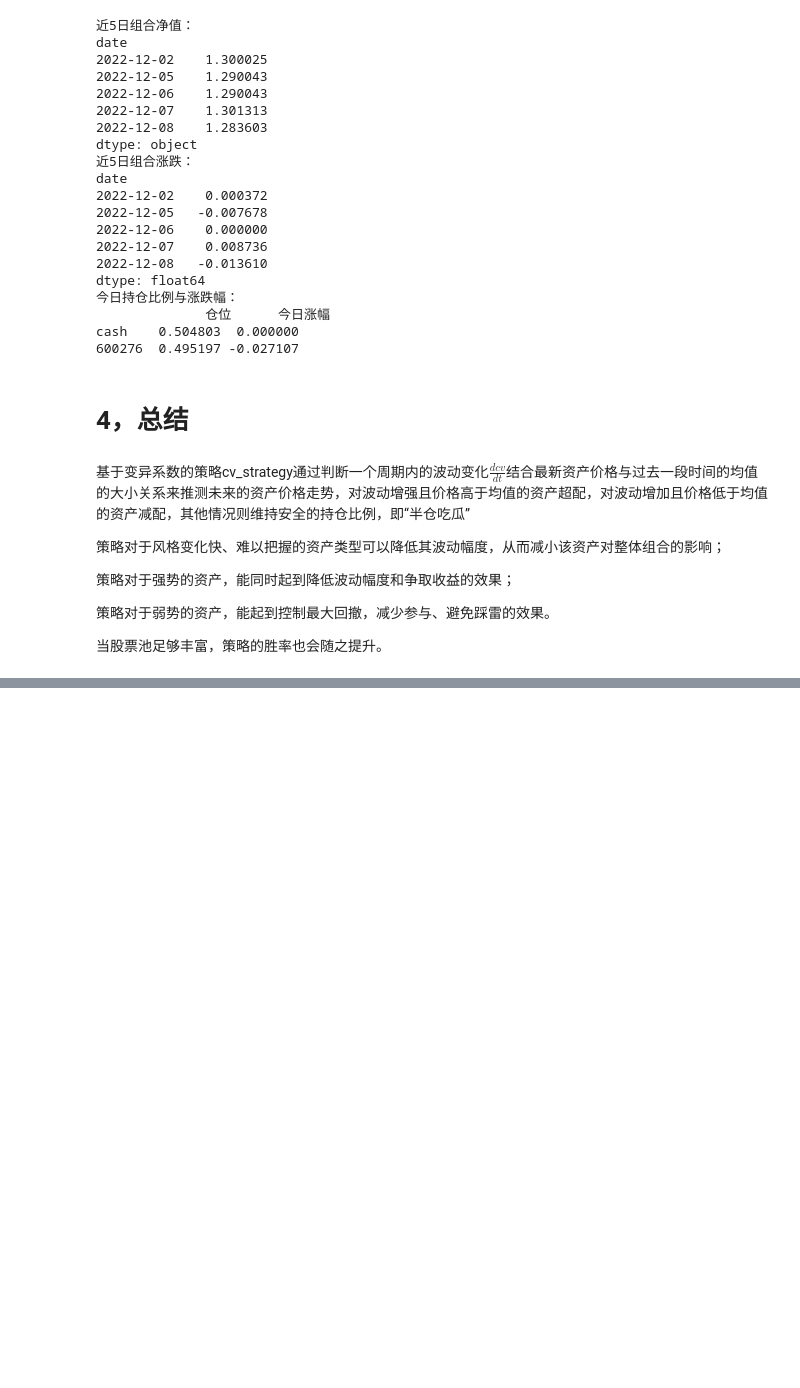
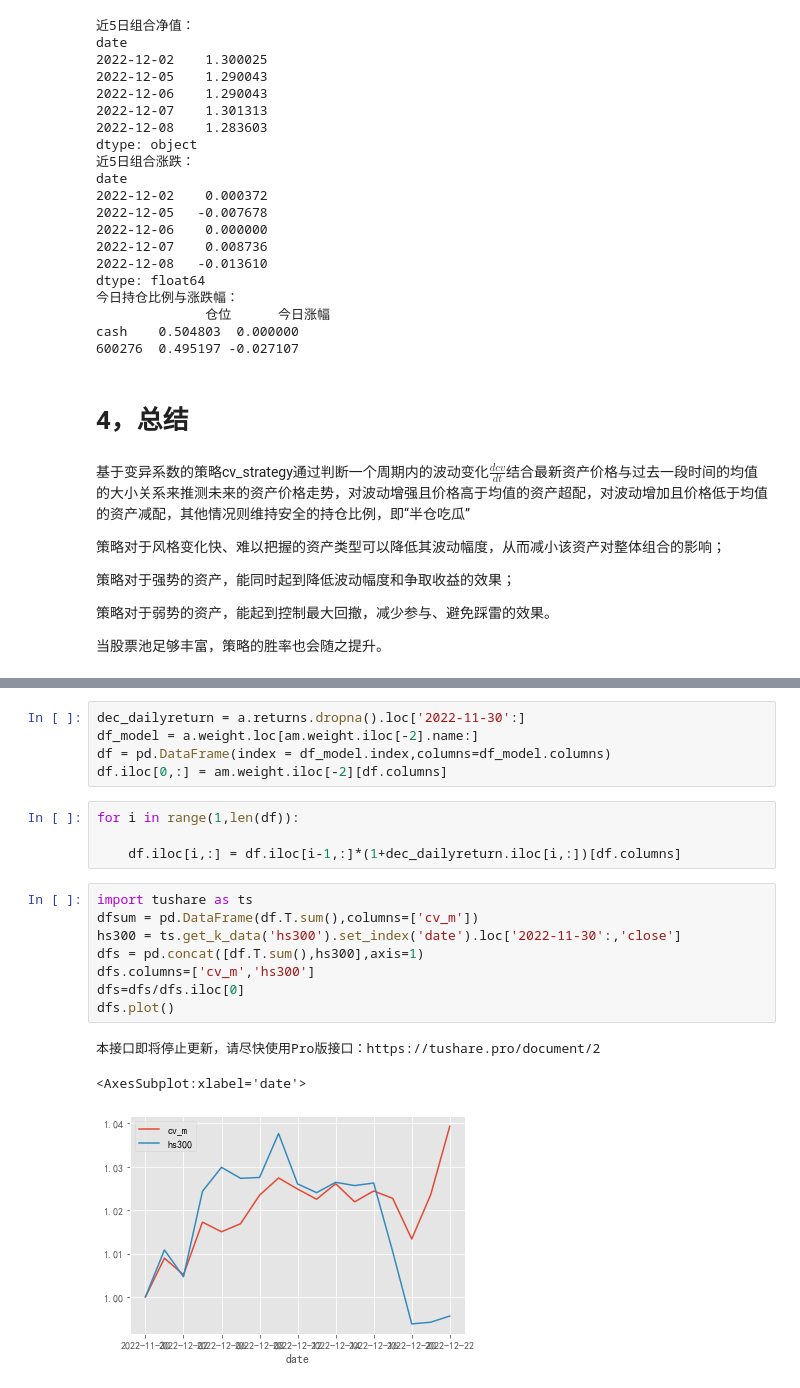
Before and after one commit to jwli601/stocks_stories, a Jupyter notebook: cv_strategy_intro.ipynb, the cells around one changed output, grey strips where cells are left out. Cells and saved outputs as stored; diff of their text form; blank space fills up the shorter version.

```diff
--- a/cv_strategy_intro.ipynb
+++ b/cv_strategy_intro.ipynb
@@ -302,0 +376,21 @@ cash    0.504803  0.000000
+# %%
+dec_dailyreturn = a.returns.dropna().loc['2022-11-30':]
+df_model = a.weight.loc[am.weight.iloc[-2].name:]
+df = pd.DataFrame(index = df_model.index,columns=df_model.columns)
+df.iloc[0,:] = am.weight.iloc[-2][df.columns]
+# %%
+for i in range(1,len(df)):
+
+    df.iloc[i,:] = df.iloc[i-1,:]*(1+dec_dailyreturn.iloc[i,:])[df.columns]
+# %%
+import tushare as ts
+dfsum = pd.DataFrame(df.T.sum(),columns=['cv_m'])
+hs300 = ts.get_k_data('hs300').set_index('date').loc['2022-11-30':,'close']
+dfs = pd.concat([df.T.sum(),hs300],axis=1)
+dfs.columns=['cv_m','hs300']
+dfs=dfs/dfs.iloc[0]
+dfs.plot()
+# %% [output]
+本接口即将停止更新，请尽快使用Pro版接口：https://tushare.pro/document/2
+<AxesSubplot:xlabel='date'>
+[figure, added]
```
Also changed, not shown: parts of 4 cells of this notebook.
